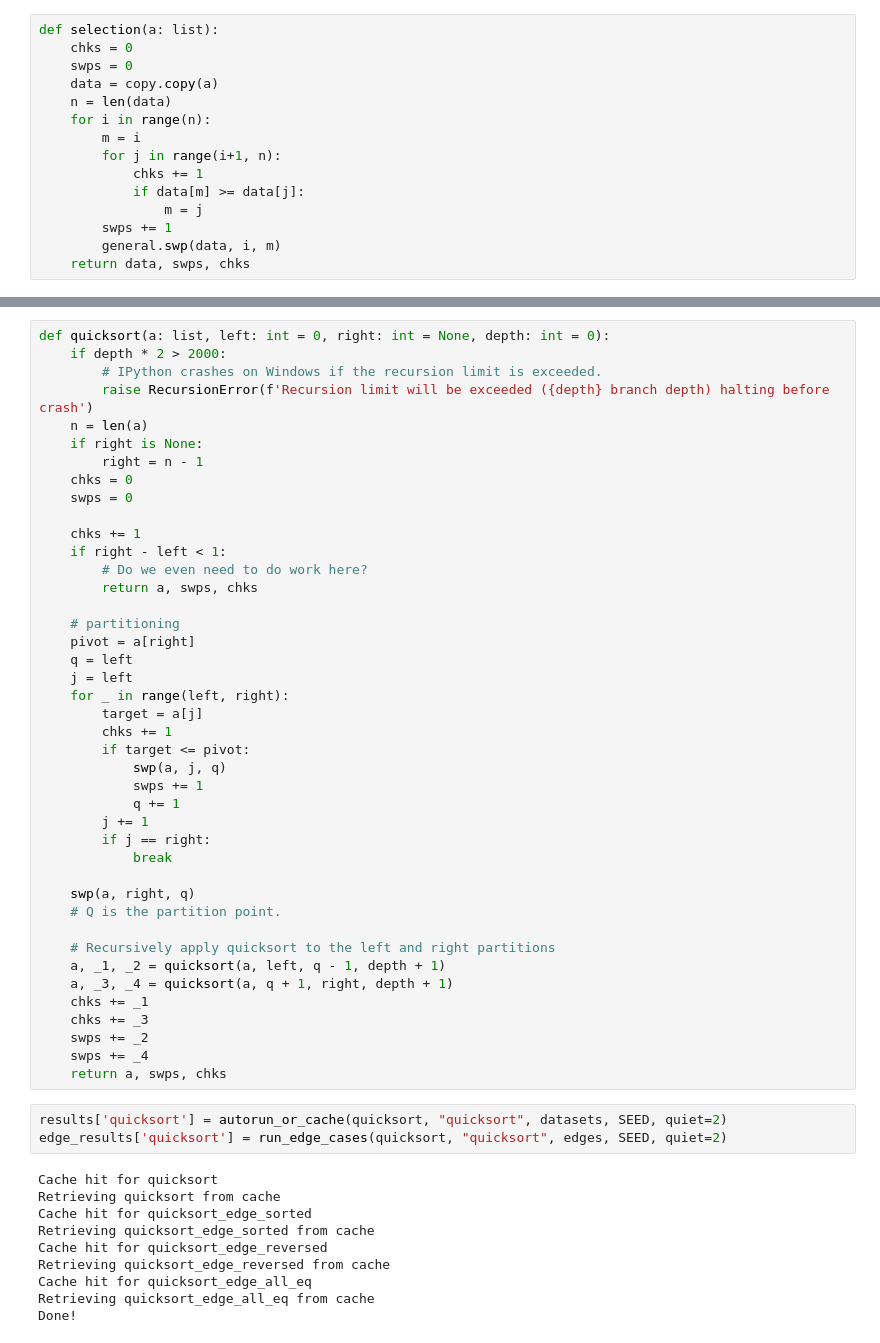
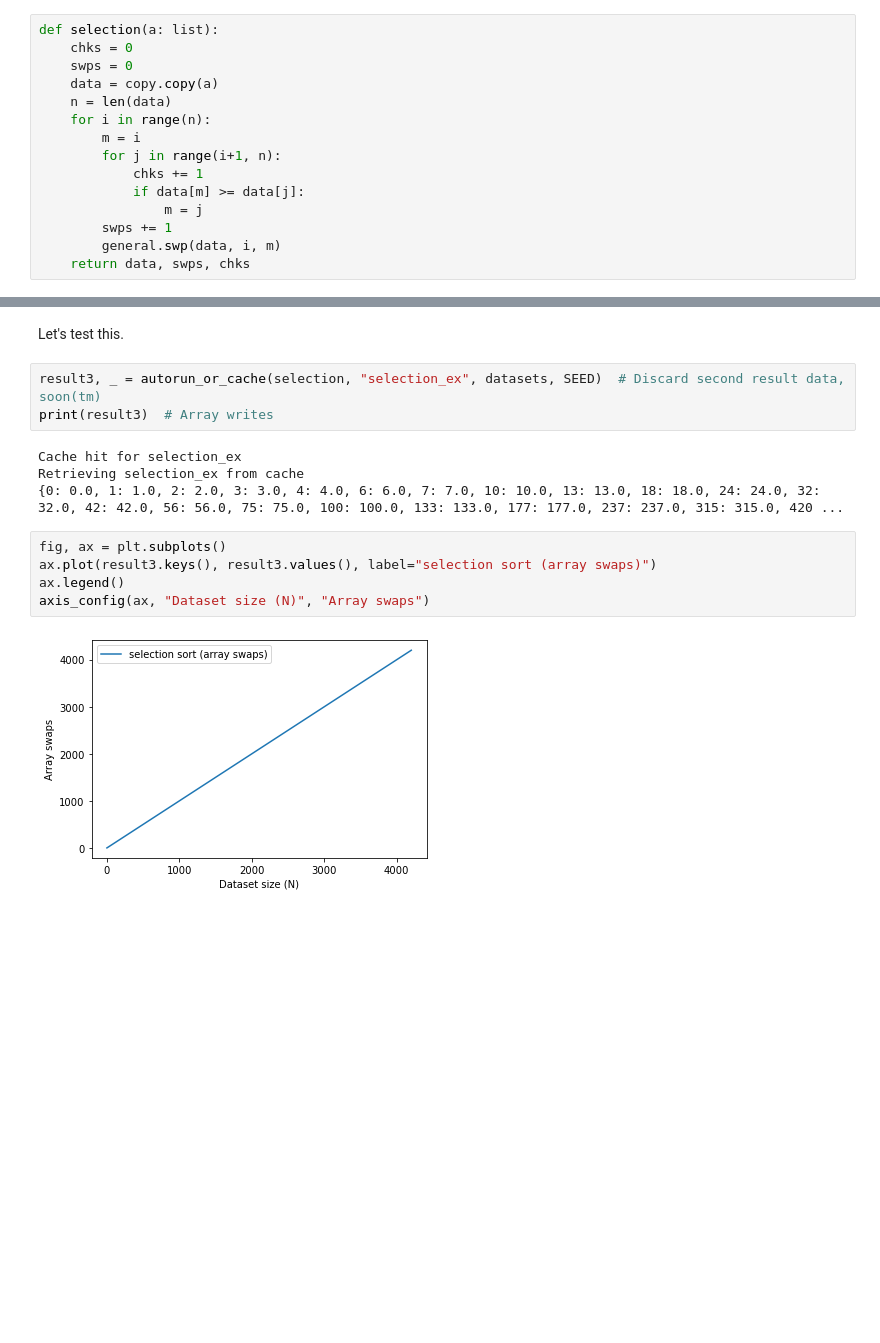
Before and after one commit to penguinencounter/sorting-algorithms, a Jupyter notebook: Notebook.ipynb, the cells around one changed output, grey strips where cells are left out. Saved outputs shown, nothing was run; the diff lists cells and outputs as text; blank space fills up the shorter version.

```diff
--- a/Notebook.ipynb
+++ b/Notebook.ipynb
@@ -315,55 +258,16 @@ Done!
-# %%
-def quicksort(a: list, left: int = 0, right: int = None, depth: int = 0):
-    if depth * 2 > 2000:
-        # IPython crashes on Windows if the recursion limit is exceeded.
-        raise RecursionError(f'Recursion limit will be exceeded ({depth} branch depth) halting before crash')
-    n = len(a)
-    if right is None:
-        right = n - 1
-    chks = 0
-    swps = 0
-
-    chks += 1
-    if right - left < 1:
-        # Do we even need to do work here?
-        return a, swps, chks
-
-    # partitioning
-    pivot = a[right]
-    q = left
-    j = left
-    for _ in range(left, right):
-        target = a[j]
-        chks += 1
-        if target <= pivot:
-            swp(a, j, q)
-            swps += 1
-            q += 1
-        j += 1
-        if j == right:
-            break
-
-    swp(a, right, q)
-    # Q is the partition point.
-
-    # Recursively apply quicksort to the left and right partitions
-    a, _1, _2 = quicksort(a, left, q - 1, depth + 1)
-    a, _3, _4 = quicksort(a, q + 1, right, depth + 1)
-    chks += _1
-    chks += _3
-    swps += _2
-    swps += _4
-    return a, swps, chks
-# %%
-results['quicksort'] = autorun_or_cache(quicksort, "quicksort", datasets, SEED, quiet=2)
-edge_results['quicksort'] = run_edge_cases(quicksort, "quicksort", edges, SEED, quiet=2)
-# %% [output]
-Cache hit for quicksort
-Retrieving quicksort from cache
-Cache hit for quicksort_edge_sorted
-Retrieving quicksort_edge_sorted from cache
-Cache hit for quicksort_edge_reversed
-Retrieving quicksort_edge_reversed from cache
-Cache hit for quicksort_edge_all_eq
-Retrieving quicksort_edge_all_eq from cache
-Done!
+# %% [markdown]
+Let's test this.
+# %%
+result3, _ = autorun_or_cache(selection, "selection_ex", datasets, SEED)  # Discard second result data, soon(tm)
+print(result3)  # Array writes
+# %% [output]
+Cache hit for selection_ex
+Retrieving selection_ex from cache
+{0: 0.0, 1: 1.0, 2: 2.0, 3: 3.0, 4: 4.0, 6: 6.0, 7: 7.0, 10: 10.0, 13: 13.0, 18: 18.0, 24: 24.0, 32: 32.0, 42: 42.0, 56: 56.0, 75: 75.0, 100: 100.0, 133: 133.0, 177: 177.0, 237: 237.0, 315: 315.0, 420 ...
+# %%
+fig, ax = plt.subplots()
+ax.plot(result3.keys(), result3.values(), label="selection sort (array swaps)")
+ax.legend()
+axis_config(ax, "Dataset size (N)", "Array swaps")
+# %% [output]
+[figure, added]
```
Also changed, not shown: parts of 52 cells of this notebook, 6 other files.
